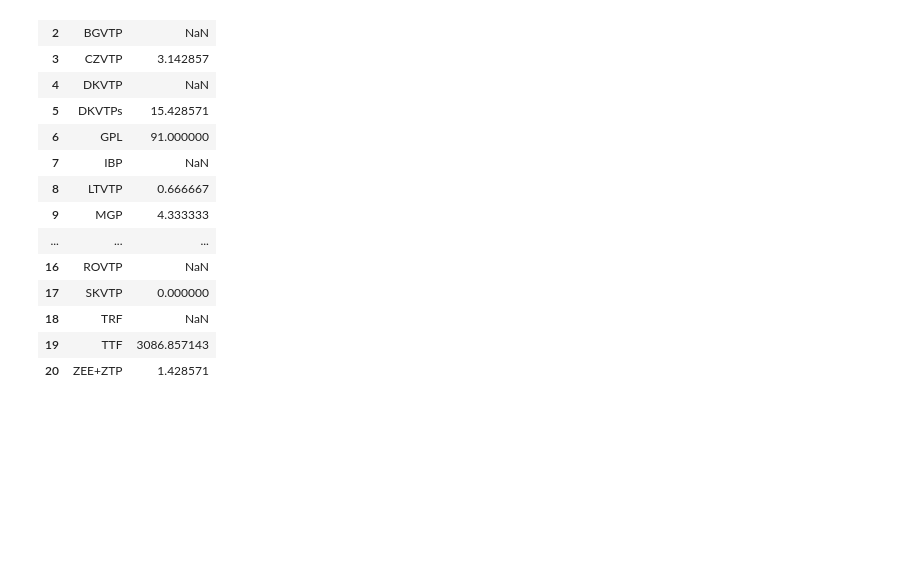
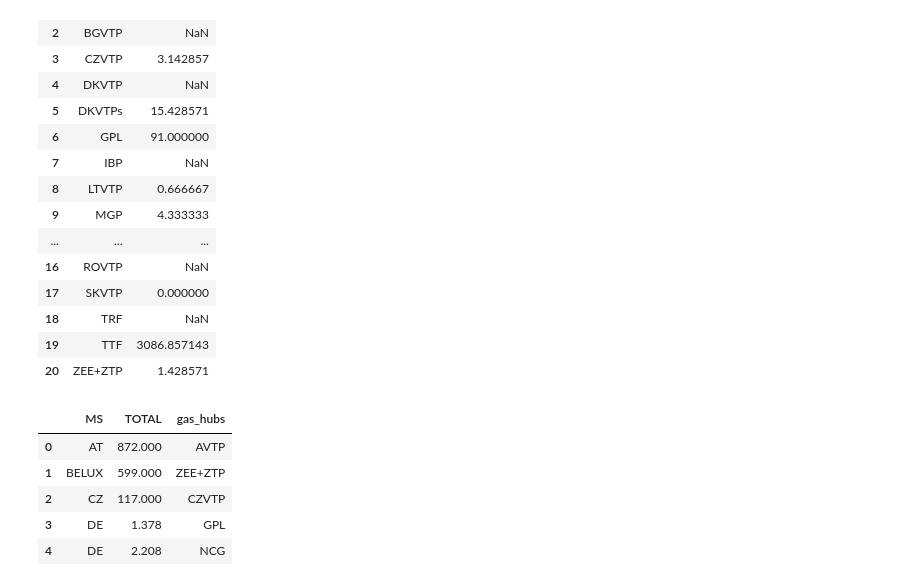
Before and after one commit to hypertechsa/acer-visualisation, a Jupyter notebook: mine.ipynb, the cells around one changed output. Saved outputs shown, nothing was run; the diff lists cells and outputs as text; code cells hidden in the pictures; blank space fills up the shorter version.

```diff
--- a/mine.ipynb
+++ b/mine.ipynb
@@ -378,3 +378,18 @@ of
 | 18 | TRF | NaN |
 | 19 | TTF | 3086.857143 |
 | 20 | ZEE+ZTP | 1.428571 |
+# %%
+import pandas as pd
+
+ff = pd.read_json(r'assets/hub_trading_volumes.json')
+ff.TOTAL = ff.TOTAL.astype(float)
+ff['gas_hubs'] = ff.hub
+ff.drop(['hub'], axis=1, inplace=True)
+ff.head()
+# %% [output]
+|  | MS | TOTAL | gas_hubs |
+| 0 | AT | 872.000 | AVTP |
+| 1 | BELUX | 599.000 | ZEE+ZTP |
+| 2 | CZ | 117.000 | CZVTP |
+| 3 | DE | 1.378 | GPL |
+| 4 | DE | 2.208 | NCG |
```
Also changed, not shown: parts of 3 cells of this notebook, 5 other files.
